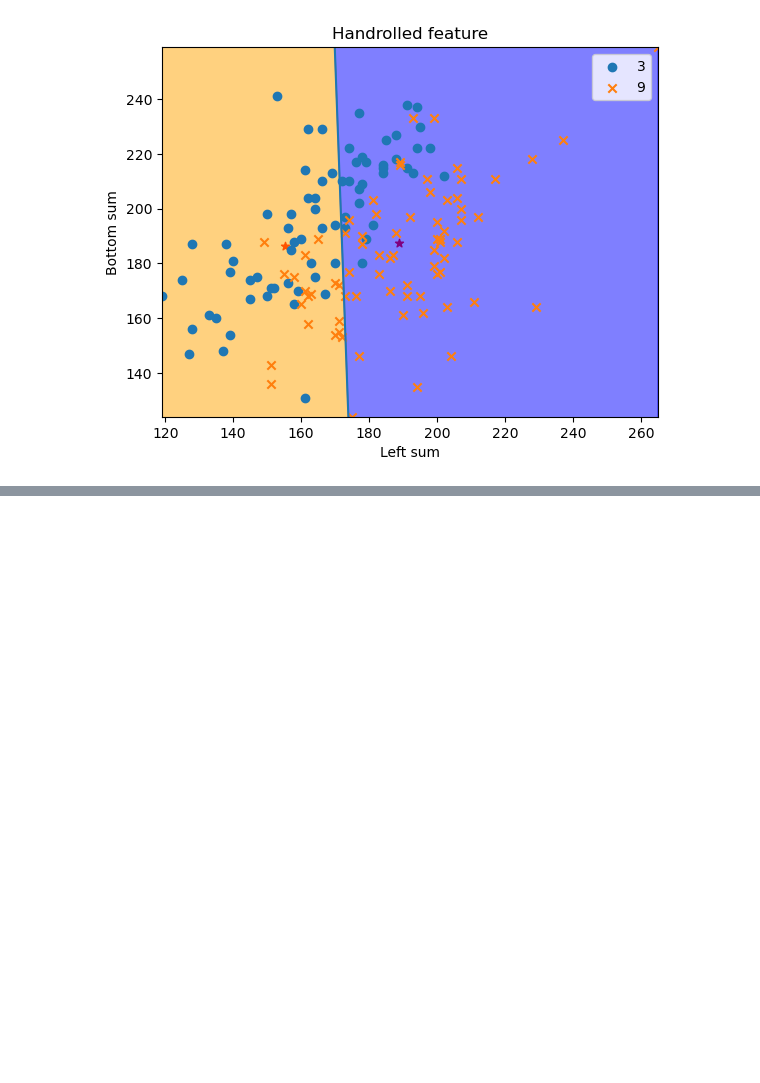
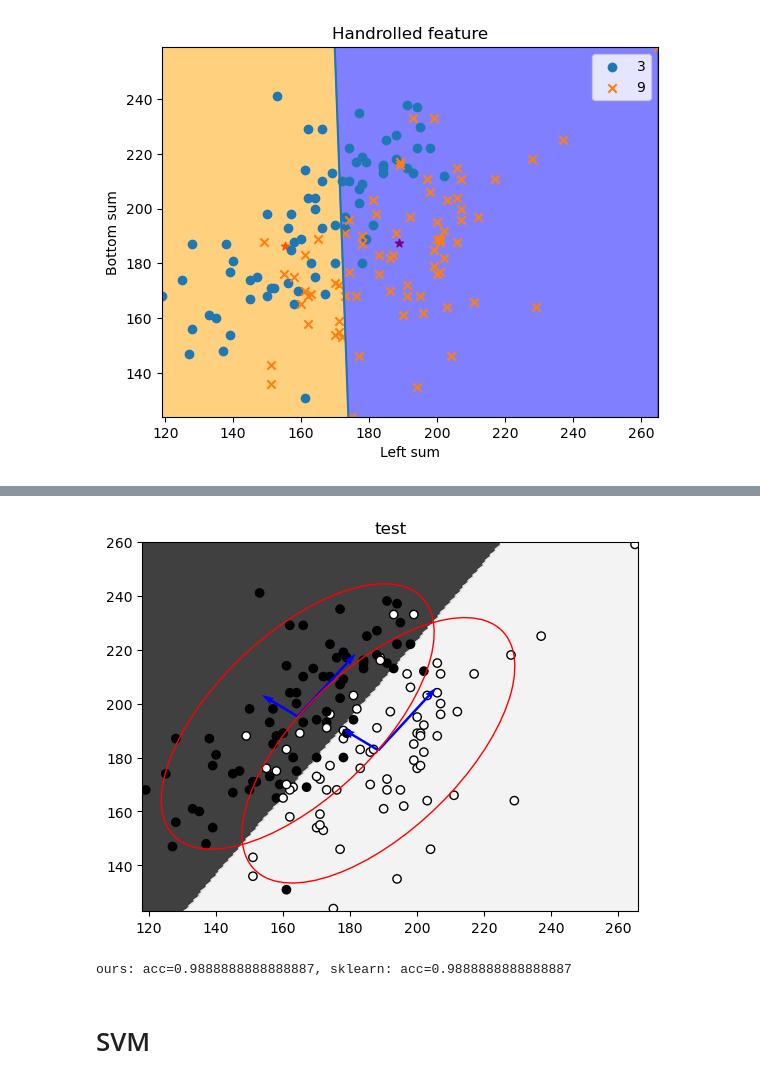
Before and after one commit to anuramat/ml-essentials-course, a Jupyter notebook: ex1_linear.ipynb, the cells around one changed output, grey strips where cells are left out. Saved outputs shown, nothing was run; the diff lists cells and outputs as text; code cells hidden in the pictures; blank space fills up the shorter version.

```diff
--- a/ex1_linear.ipynb
+++ b/ex1_linear.ipynb
@@ -65,8 +82,8 @@ plt.show()
 def nearest_mean(train_features, train_labels, test_features):
     # 3 -> -1
     # 9 -> 1
-    neg_feat_means = train_features[train_labels==-1].mean(axis=0)
-    pos_feat_means = train_features[train_labels==1].mean(axis=0)
+    neg_feat_means = train_features[train_labels == -1].mean(axis=0)
+    pos_feat_means = train_features[train_labels == 1].mean(axis=0)
 
     if test_features is None:
         return None, neg_feat_means, pos_feat_means
@@ -76,7 +93,8 @@ def nearest_mean(train_features, train_labels, test_features):
     return (pos_dist < neg_dist) * 2 - 1, neg_feat_means, pos_feat_means
 
 
-train_labels = ((y_train==9)*2)-1
+train_labels = ((y_train == 9) * 2) - 1
+test_labels = ((y_test == 9) * 2) - 1
 train_features = features_2d(x_train)
 test_features = features_2d(x_test)
 # %%
@@ -137,0 +238,32 @@ def fit_lda(train_feat, train_labels):
+# %%
+plot_lda(test_features, test_labels, "test")
+# %% [output]
+[figure, added]
+# %%
+kf = KFold(n_splits=10, shuffle=True, random_state=0)
+accs = []
+sklearn_accs = []
+for i, (train_idx, test_idx) in enumerate(kf.split(features)):
+    train_features = x[train_idx, :]
+    train_labels = labels[train_idx]
+    test_features = x[test_idx, :]
+    test_labels = labels[test_idx]
+
+    mu, covmat, p = fit_lda(train_features, train_labels)
+    preds = predict_lda(mu, covmat, p, test_features)
+    acc = (preds == test_labels).mean()
+    accs.append(acc)
+
+    sklearn_preds = (
+        LinearDiscriminantAnalysis()
+        .fit(train_features, train_labels)
+        .predict(test_features)
+    )
+    sklearn_acc = (sklearn_preds == test_labels).mean()
+    sklearn_accs.append(sklearn_acc)
+
+print(f"ours: acc={np.mean(accs)}, sklearn: acc={np.mean(sklearn_accs)}")
+# %% [output]
+ours: acc=0.9888888888888887, sklearn: acc=0.9888888888888887
+# %% [markdown]
+# SVM
```
Also changed, not shown: parts of 24 cells of this notebook, 2 other files.
